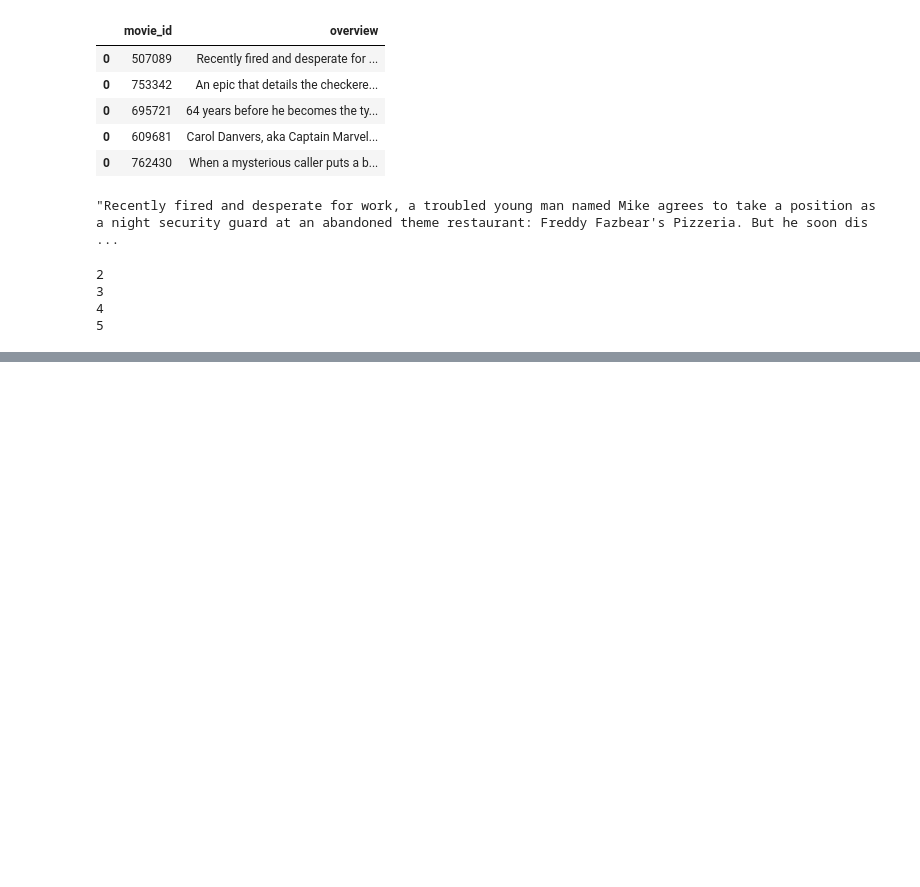
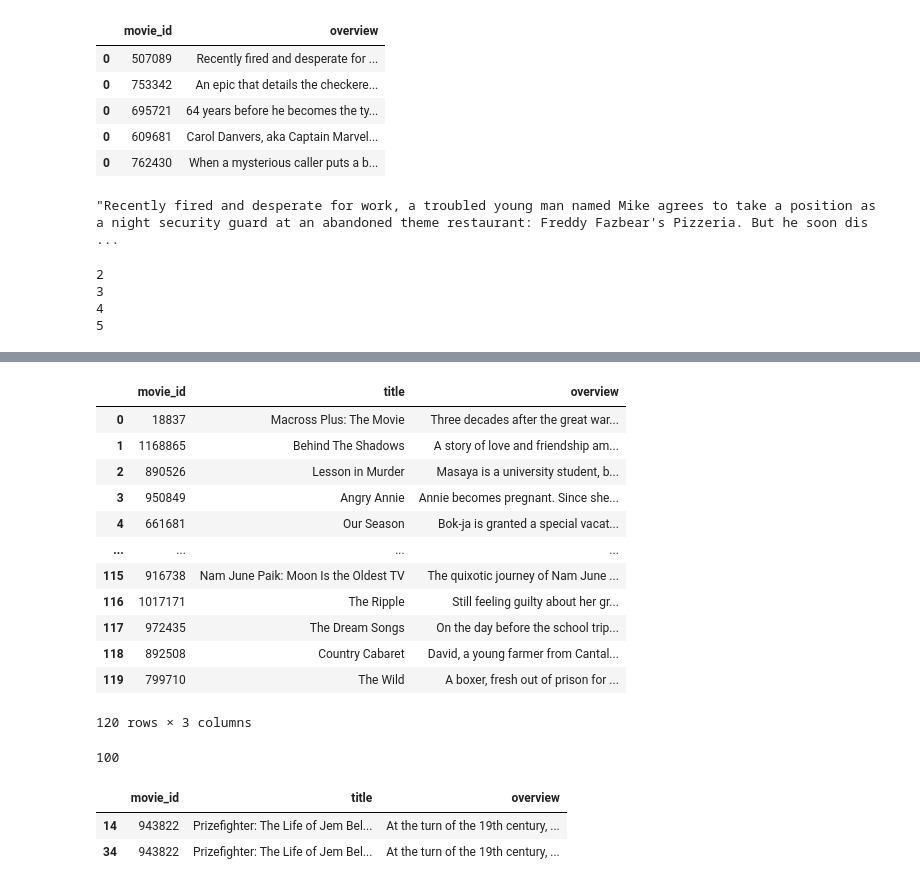
Before and after one commit to HO94/MovieReocomend, a Jupyter notebook: model.ipynb, the cells around one changed output, grey strips where cells are left out. Drawn from its saved outputs; the diff is of its cells as text; code cells hidden in the pictures; blank space fills up the shorter version.

```diff
--- a/model.ipynb
+++ b/model.ipynb
@@ -374,0 +512,16 @@ for i in range(2, response['total_pages']+1):
+# %%
+response_df[response_df['title'] == 's']
+# %% [output]
+|  | movie_id | title | overview |
+| 0 | 18837 | Macross Plus: The Movie | Three decades after the great war... |
+| 1 | 1168865 | Behind The Shadows | A story of love and friendship am... |
+| 2 | 890526 | Lesson in Murder | Masaya is a university student, b... |
+| 3 | 950849 | Angry Annie | Annie becomes pregnant. Since she... |
+| 4 | 661681 | Our Season | Bok-ja is granted a special vacat... |
+| ... | ... | ... | ... |
+| 115 | 916738 | Nam June Paik: Moon Is the Oldest TV | The quixotic journey of Nam June ... |
+| 116 | 1017171 | The Ripple | Still feeling guilty about her gr... |
+| 117 | 972435 | The Dream Songs | On the day before the school trip... |
+| 118 | 892508 | Country Cabaret | David, a young farmer from Cantal... |
+| 119 | 799710 | The Wild | A boxer, fresh out of prison for ... |
+120 rows × 3 columns
@@ -374,0 +536,4 @@ for i in range(2, response['total_pages']+1):
+# %%
+indices['Avatar']
+# %% [output]
+100
@@ -374,0 +542,6 @@ for i in range(2, response['total_pages']+1):
+# %%
+response_df.iloc[[14,34], :]
+# %% [output]
+|  | movie_id | title | overview |
+| 14 | 943822 | Prizefighter: The Life of Jem Bel... | At the turn of the 19th century, ... |
+| 34 | 943822 | Prizefighter: The Life of Jem Bel... | At the turn of the 19th century, ... |
```
Also changed, not shown: parts of 22 cells of this notebook, 1 other file.
